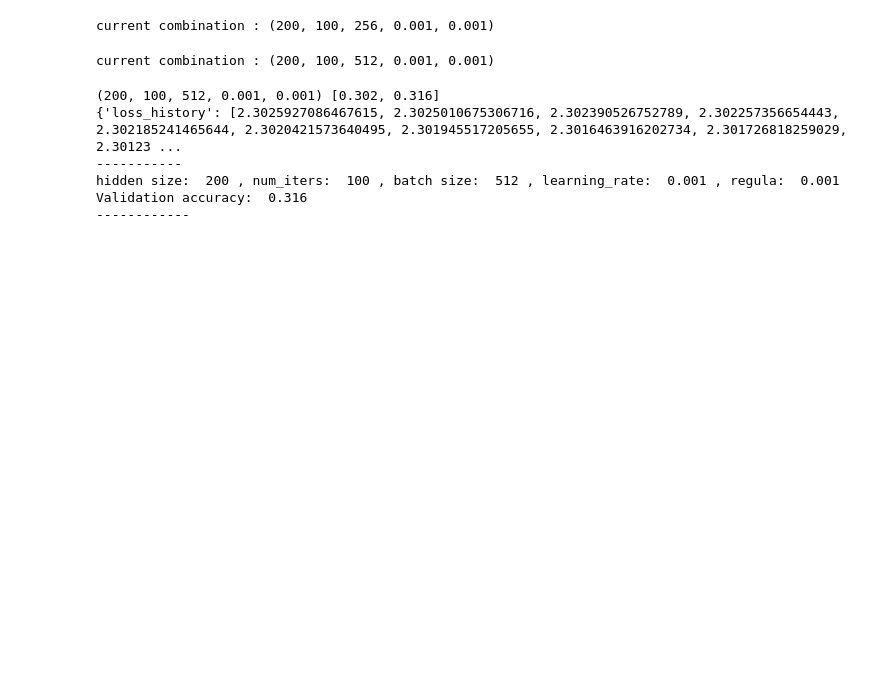
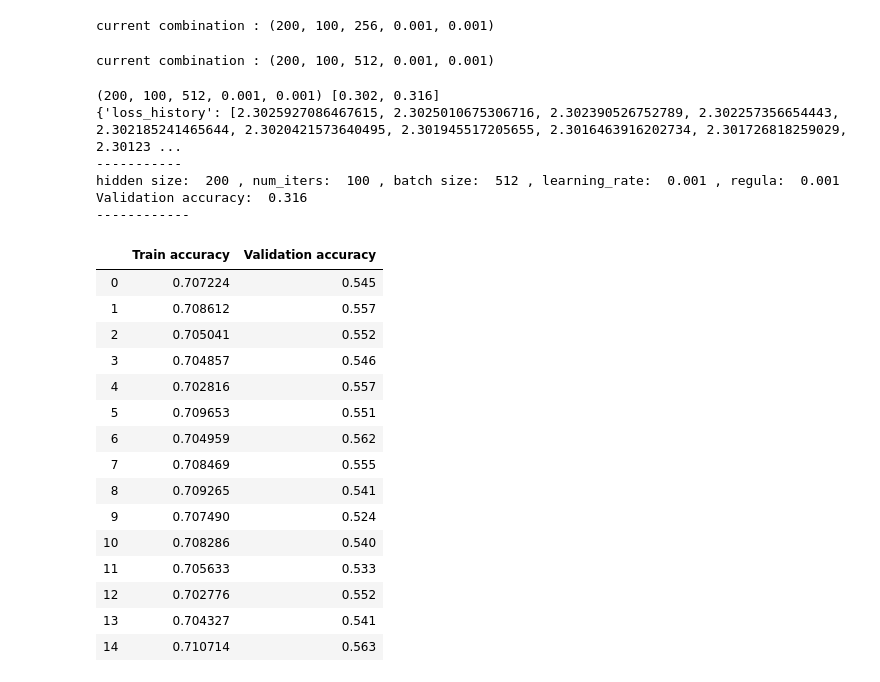
Before and after one commit to EgonFerri/Ex2_NN_backpropr, a Jupyter notebook: Exercise2/correct csv.ipynb, the cells around one changed output. Saved outputs shown, nothing was run; the diff lists cells and outputs as text; code cells hidden in the pictures; blank space fills up the shorter version.

```diff
--- a/Exercise2/correct csv.ipynb
+++ b/Exercise2/correct csv.ipynb
@@ -137,3 +143,24 @@ current combination : (200, 100, 512, 0.001, 0.001)
 hidden size:  200 , num_iters:  100 , batch size:  512 , learning_rate:  0.001 , regula:  0.001
 Validation accuracy:  0.316
 ------------
+# %%
+
+from tqdm import tqdm
+import pandas as pd
+
+best_comb=[250, 5000, 256, 0.001, 0.001]
+results_val=[]
+results_train=[]
+for i in tqdm(range(15)):
+
+    best_net = TwoLayerNet(input_size, best_comb[0], num_classes)
+    stats = best_net.train(X_train, y_train, X_val, y_val,
+                           num_iters=best_comb[1], batch_size=best_comb[2],
+                           learning_rate=best_comb[3], learning_rate_decay=0.95,
+                           reg=best_comb[4], verbose=False)
+    val_acc = (best_net.predict(X_val) == y_val).mean()
+    train_acc = (best_net.predict(X_train) == y_train).mean()
+    results_val.append(val_acc)
+    results_train.append(train_acc)
+# %%
+res=pd.DataFrame({'Train accuracy':results_train, 'Validation accuracy':results_val})
@@ -139,0 +169,19 @@ Validation accuracy:  0.316
+# %%
+res
+# %% [output]
+|  | Train accuracy | Validation accuracy |
+| 0 | 0.707224 | 0.545 |
+| 1 | 0.708612 | 0.557 |
+| 2 | 0.705041 | 0.552 |
+| 3 | 0.704857 | 0.546 |
+| 4 | 0.702816 | 0.557 |
+| 5 | 0.709653 | 0.551 |
+| 6 | 0.704959 | 0.562 |
+| 7 | 0.708469 | 0.555 |
+| 8 | 0.709265 | 0.541 |
+| 9 | 0.707490 | 0.524 |
+| 10 | 0.708286 | 0.540 |
+| 11 | 0.705633 | 0.533 |
+| 12 | 0.702776 | 0.552 |
+| 13 | 0.704327 | 0.541 |
+| 14 | 0.710714 | 0.563 |
```
Also changed, not shown: parts of 3 cells of this notebook, 7 other files.
